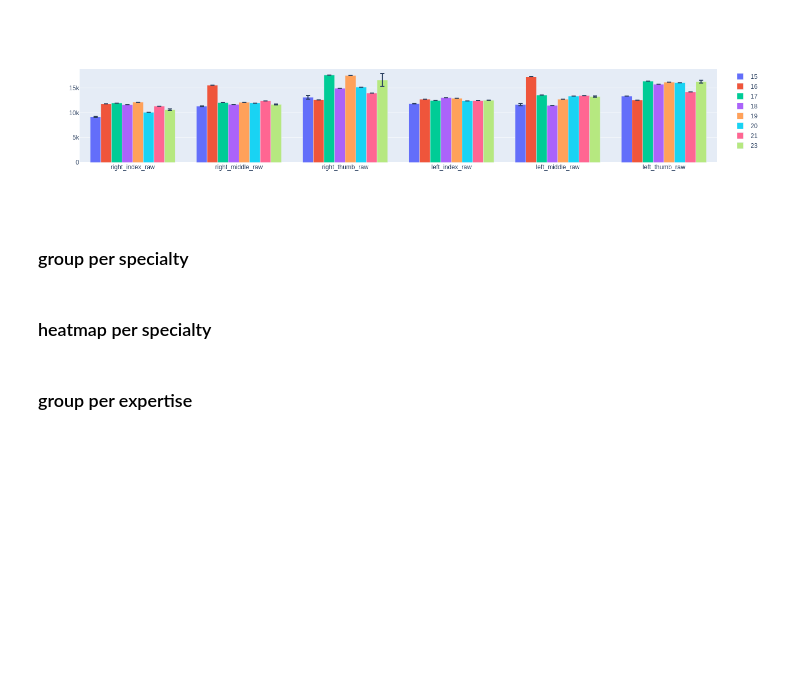
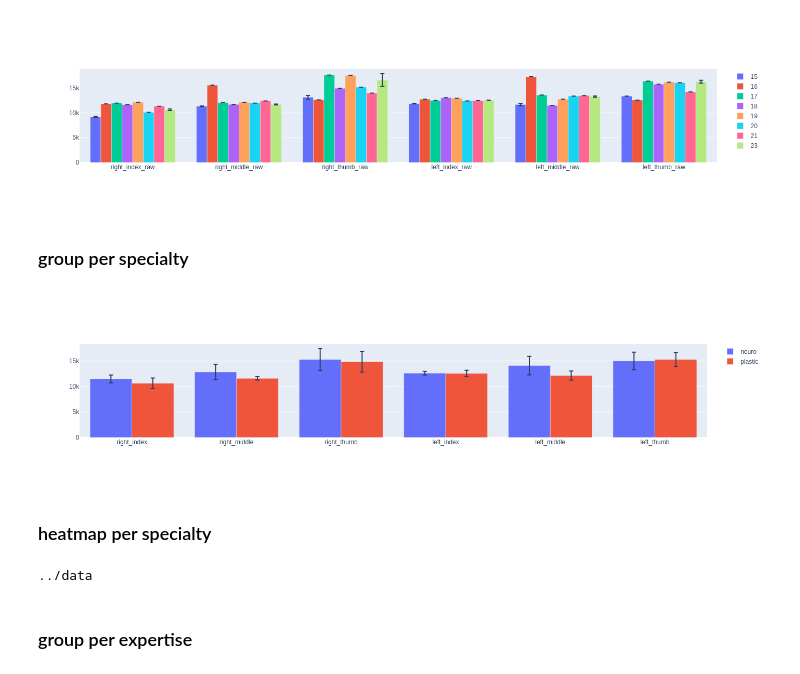
Before and after one commit to anaellemn/surgeon_recording_anaelle, a Jupyter notebook: notebooks/data_analysis.ipynb, the cells around one changed output. Drawn from its saved outputs; the diff is of its cells as text; code cells hidden in the pictures; blank space fills up the shorter version.

```diff
--- a/notebooks/data_analysis.ipynb
+++ b/notebooks/data_analysis.ipynb
@@ -246,36 +247,40 @@ for specialty, data in specialty_tps.items():
 # %%
 fig = go.Figure()
-for specialty, fingers in average_specialty_tps.items():
-    finger_names = list(fingers.keys())
+for specialty, fingers in average_specialty_tps.items():    #prend specialty et fingers dans notre structure
+    finger_names = list(fingers.keys())                     #liste des keys des fingers daata = les noms des fingers sans les donnees
     finger_mean = []
     finger_std = []
-    for finger in finger_names:
-        finger_mean.append(fingers[finger]['mean'])
+    #print(fingers)
+    for finger in finger_names:                             # boucle sur les noms des fingers
+        finger_mean.append(fingers[finger]['mean'])         # ajoute a la liste des mean la valeur qui correspond a la key du finger et a la valeur moyenne (car case pour mean et case pour std. 3dim)
         finger_std.append(fingers[finger]['std'])
     fig.add_trace(go.Bar(
         name=specialty,
         x=finger_names,
         y=finger_mean,
         error_y=dict(type='data', array=finger_std)
     ))
 fig.update_layout(barmode='group')
-fig.write_image(join(data_folder, "figures", "tps_per_speciatly.svg"))
+#fig.write_image(join(data_folder, "figures", "tps_per_speciatly.svg"))
+# %% [output]
+[figure, added]
 # %% [markdown]
 ### heatmap per specialty
 # %%
-for specialty in specialty_keys:
+print(data_folder)
+for specialty in specialty_keys:         #valeurs des specialites
     x_values = []
     y_values = []
     y_min = 8000
     y_max = 16000
 
     fig = go.Figure()
-    for i, finger in enumerate(average_specialty_tps[specialty].keys()):
-        x_values.append(i)
-        y_values.append(average_specialty_tps[specialty][finger]["mean"])
-    y_values = (np.array(y_values) - 8000) / 8000
+    for i, finger in enumerate(average_specialty_tps[specialty].keys()):          #met un compteur i de la boucle, finger prend les valeurs des keys de la structure
+        x_values.append(i)                                                        #ajoute la valeur du compteur a x
+        y_values.append(average_specialty_tps[specialty][finger]["mean"])         #ajoute a y les valeurs moyennes du finger qu'on a dans la liste
+    y_values = (np.array(y_values) - 8000) / 8000                                 #fait tableau avec les valeurs de y, et on normalise
 
-    fig.add_trace(go.Scatter(
+    fig.add_trace(go.Scatter(                                                     #scatter plot
         x=x_values,
         y=y_values,
         marker=dict(
@@ -291,6 +296,8 @@ for specialty in specialty_keys:
         mode="markers"))
 
     fig.write_image(join(data_folder, "figures", "colorscale_tps_" + specialty + ".svg"))
+# %% [output]
+../data
 # %% [markdown]
 ### group per expertise
 # %%
```
Also changed, not shown: parts of 10 cells of this notebook.
